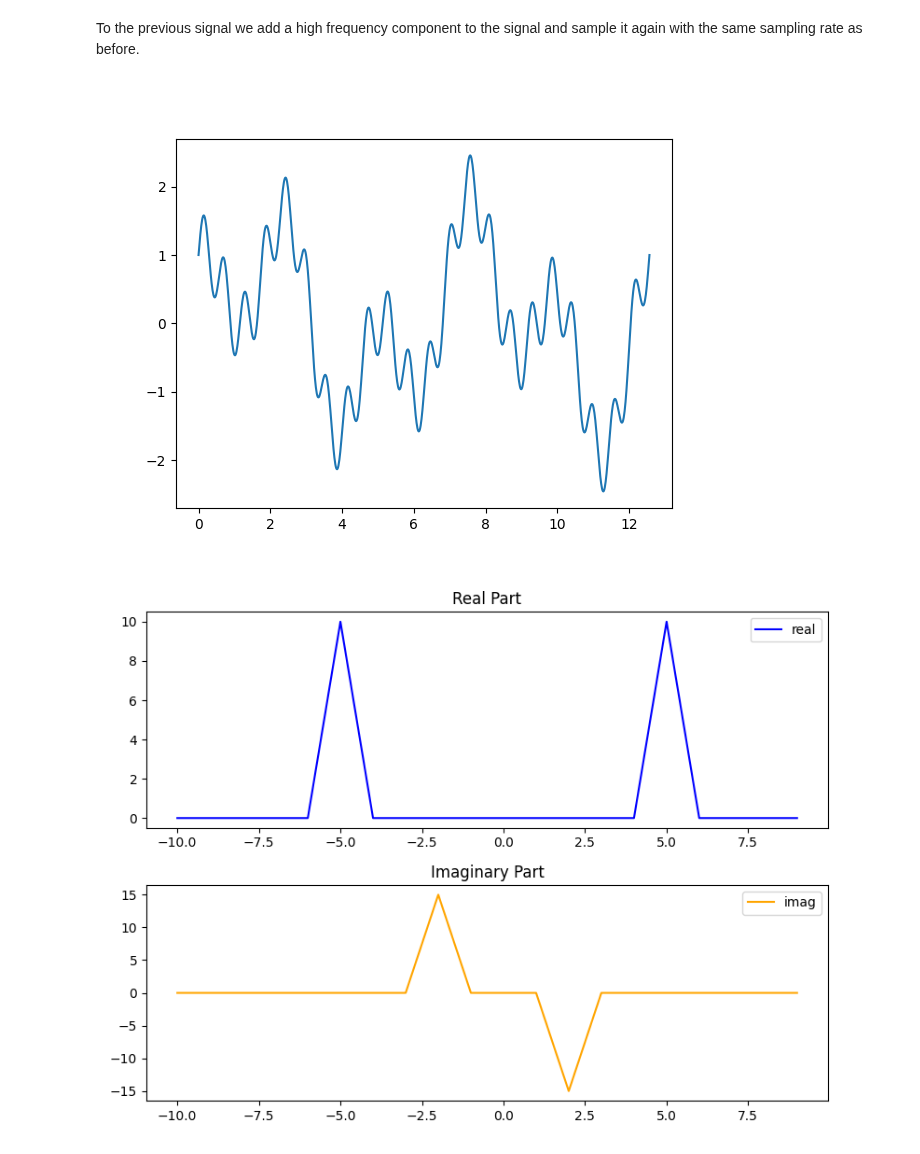
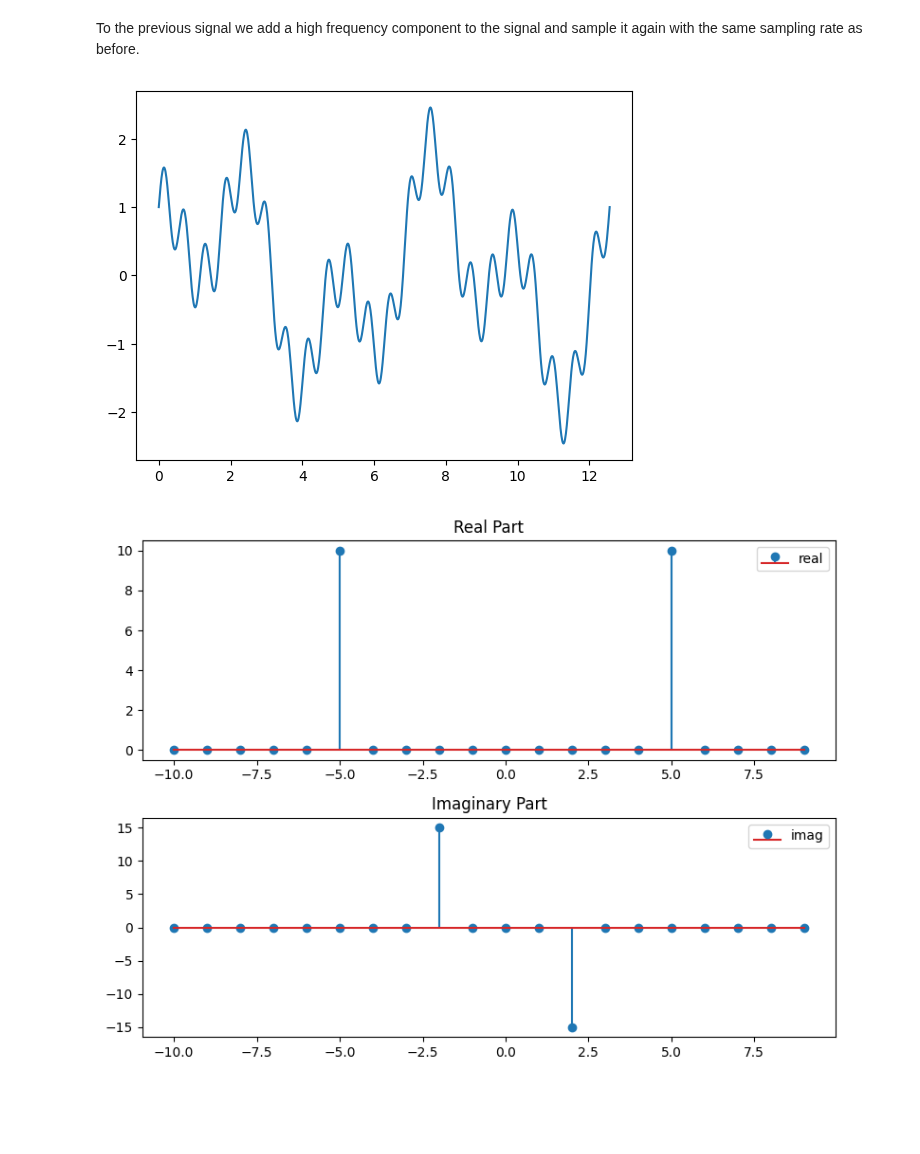
Before and after one commit to solniva/TMA4320_ScientificComputationNotes, a Jupyter notebook: chapter_fourier/UsingDFT.ipynb, the cells around one changed output. Saved outputs shown, nothing was run; the diff lists cells and outputs as text; code cells hidden in the pictures; blank space fills up the shorter version.

Commit message:
Used stem plot function in frequency plots.

```diff
--- a/chapter_fourier/UsingDFT.ipynb
+++ b/chapter_fourier/UsingDFT.ipynb
@@ -249,29 +257,29 @@ To the previous signal we add a high frequency component to the signal and sampl
 with the same sampling rate as before.
 # %%
 # For N = 20
+N=20
 f_alias = lambda x :  0.5*np.sin((2+20)*np.pi/L*2*x) + f_clean(x)
 
 plt.figure()
 plt.plot(x, f_alias(x), label='f_alias')
 plt.show()
 # %% [output]
-[figure, old version]
+[figure, new version]
 # %%
 f_alias_shift = fftshift(fft(f_alias(xs)))
 
 fig = plt.figure(figsize=(8, 6))
 axs = fig.subplots(2, 1)
-axs[0].plot(freqs_shift, f_alias_shift.real, label='real', color='blue')
+axs[0].stem(freqs_shift, f_alias_shift.real, label='real')
 axs[0].set_title('Real Part')
 axs[0].legend()
 
-axs[1].plot(freqs_shift, f_alias_shift.imag, label='imag', color='orange')
+axs[1].stem(freqs_shift, f_alias_shift.imag, label='imag')
 axs[1].set_title('Imaginary Part')
 axs[1].legend()
 plt.tight_layout()
-# plt.show()
 # %% [output]
-[figure, old version]
+[figure, new version]
 # %% [markdown]
 We note that we get the same frequencies as for the original clean signal, but the amplitude for the imaginary part is different, namely 1.5 of the original signal.
 The reason for that boils down to the
```
Also changed, not shown: parts of 10 cells of this notebook, 1 other file.
